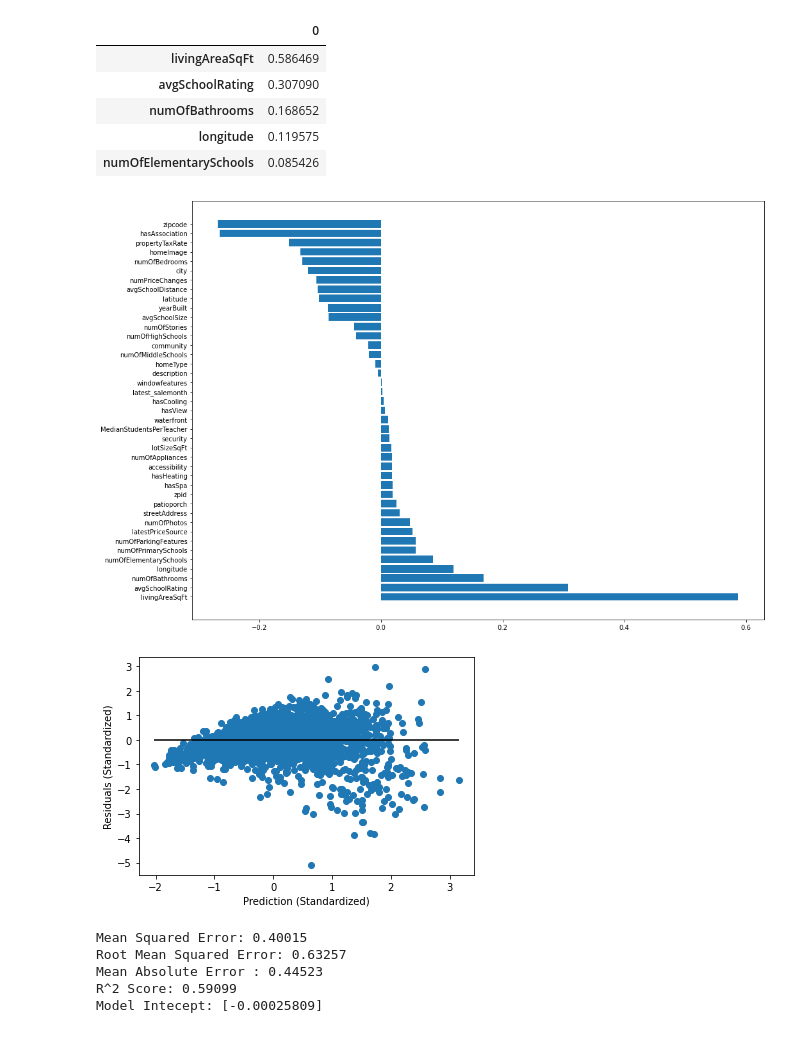
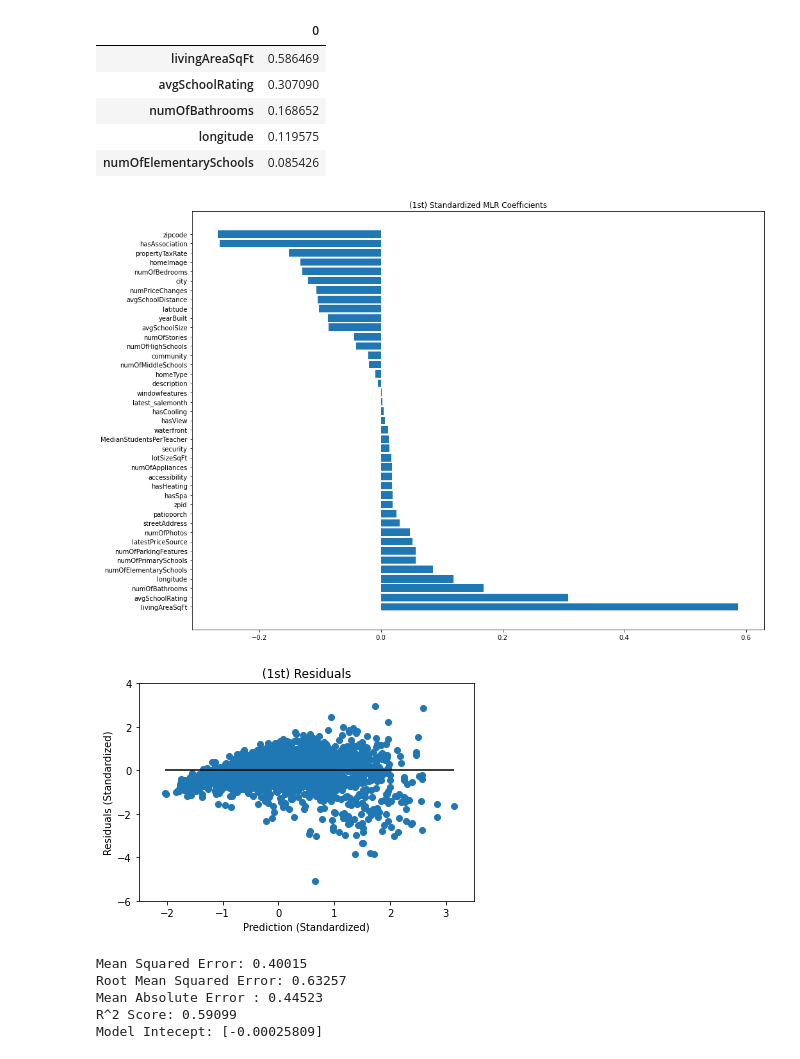
Before and after one commit to dianahandler/Final_Module20_Group3, a Jupyter notebook: Austin-Sklearn-Demo_chk.ipynb, the cells around one changed output. Drawn from its saved outputs; the diff is of its cells as text; code cells hidden in the pictures.

Commit message:
Made several changes to comments and formatting

```diff
--- a/Austin-Sklearn-Demo_chk.ipynb
+++ b/Austin-Sklearn-Demo_chk.ipynb
@@ -386,24 +388,31 @@ coeff_sorted.head()
 names = coeff_sorted.index
 values = coeff_sorted[0]
 plt.subplots(figsize=(16,12))
+plt.title('(1st) Standardized MLR Coefficients')
 plt.barh(names, values)
 # To save the below plot, uncomment the below code.
 plt.savefig('1stCoeff.png')
 # %% [output]
-[figure, old version]
+[figure, new version]
 # %%
 ## As seen in classwork code for multilinear regression (2021), we can represent the difference between our model's
 ## predicted values and the actual test output values on a residual plot. The smaller the difference is,
 ## the closer the predictions are to the actual value, and ultimately the more accurate our model would be.
 plt.scatter(y_pred, y_pred - y_test)
 plt.xlabel('Prediction (Standardized)')
 plt.ylabel('Residuals (Standardized)')
+plt.title('(1st) Residuals')
 plt.hlines(y=0, xmin=y_pred.min(), xmax=y_pred.max(), color='black')
+## Formatting y-axis in matplotlib:
+## https://stackoverflow.com/questions/3777861/setting-y-axis-limit-in-matplotlib
+axes = plt.gca()
+axes.set_ylim([-6,4])
+axes.set_xlim([-2.5, 3.5])
 # To save the below plot, uncomment the below code.
-# plt.savefig('chk1.png')
+plt.savefig('chk1.png')
 plt.show()
 # %% [output]
-[figure, old version]
+[figure, new version]
 # %%
 from sklearn.metrics import mean_squared_error
 from sklearn.metrics import mean_absolute_error
```
Also changed, not shown: parts of 6 cells of this notebook.
